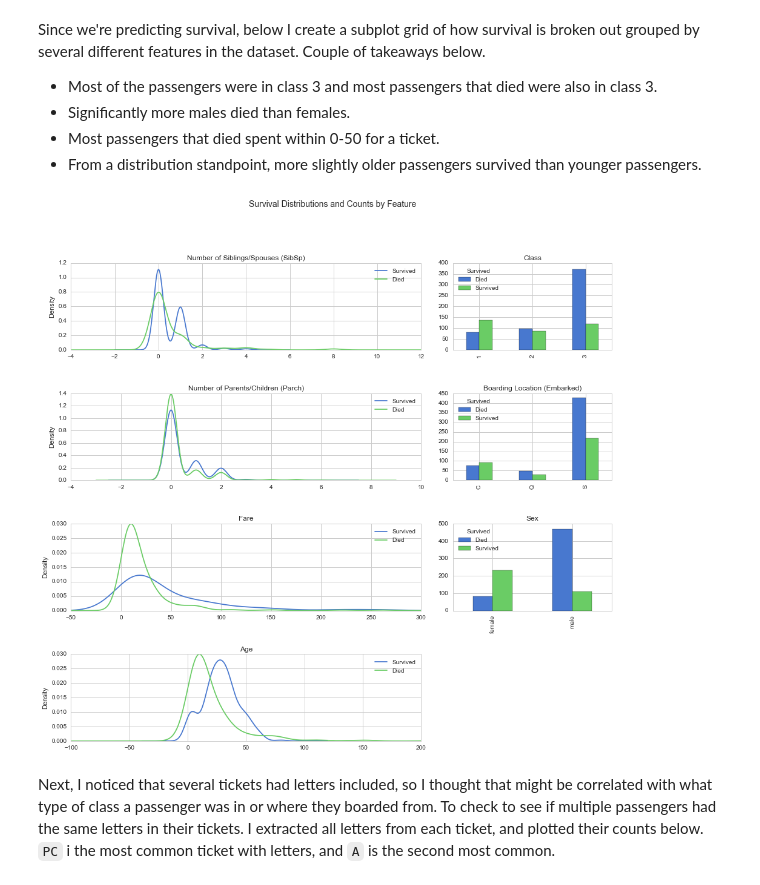
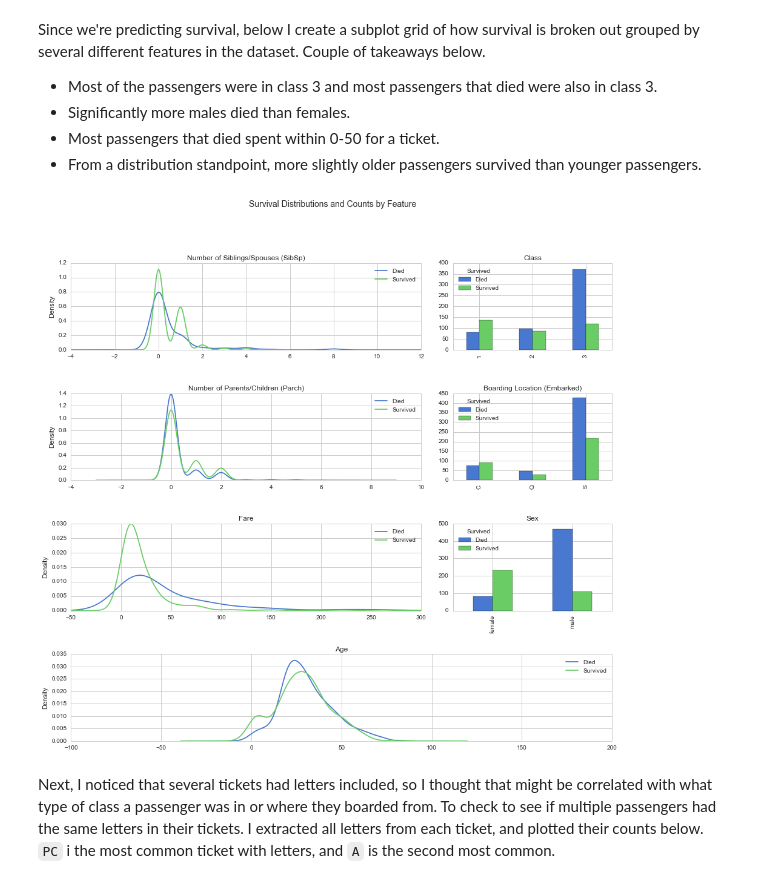
Before and after one commit to bljustice/kaggle, a Jupyter notebook: titanic/titanic_eda.ipynb, the cells around one changed output. Drawn from its saved outputs; the diff is of its cells as text; code cells hidden in the pictures.

```diff
--- a/titanic/titanic_eda.ipynb
+++ b/titanic/titanic_eda.ipynb
@@ -172,16 +172,16 @@ Since we're predicting survival, below I create a subplot grid of how survival i
 plt.figure(figsize=(16, 18))
 
 ax1 = plt.subplot2grid((5, 3), (0, 0), colspan=2)
+train_df.SibSp[train_df.Survived == 'Died'].plot(kind='kde')
 train_df.SibSp[train_df.Survived == 'Survived'].plot(kind='kde')
-train_df.SibSp[train_df.Survived == 'Died'].plot(kind='kde')
 ax1.set_title('Number of Siblings/Spouses (SibSp)')
-ax1.legend(('Survived', 'Died'), loc='best')
+plt.legend(('Died', 'Survived'), loc='best')
 
 ax2 = plt.subplot2grid((5, 3), (1, 0), colspan=2)
+train_df.Parch[train_df.Survived == 'Died'].plot(kind='kde')
 train_df.Parch[train_df.Survived == 'Survived'].plot(kind='kde')
-train_df.Parch[train_df.Survived == 'Died'].plot(kind='kde')
 ax2.set_title('Number of Parents/Children (Parch)')
-ax2.legend(('Survived', 'Died'), loc='best')
+plt.legend(('Died', 'Survived'), loc='best')
 
 ax3 = plt.subplot2grid((5, 3), (0, 2))
 train_df.groupby(['Survived', 'Pclass'])\
@@ -192,38 +192,38 @@ ax3.set_xlabel('')
 
 ax4 = plt.subplot2grid((5, 3), (1, 2))
 train_df.groupby(['Survived', 'Embarked'])\
     .count().unstack('Survived').PassengerId.plot(kind='bar',
                                                   ax=ax4,
                                                   title='Boarding Location (Embarked)',
                                                   )
 ax4.set_xlabel('')
 
 ax5 = plt.subplot2grid((5, 3), (2, 2))
 train_df.groupby(['Survived', 'Sex'])\
     .count().unstack('Survived').PassengerId.plot(kind='bar',
                                                   ax=ax5,
                                                   title='Sex',
                                                   )
 ax5.set_xlabel('')
 
 ax6 = plt.subplot2grid((5, 3), (2, 0), colspan=2)
 train_df.Fare[train_df.Survived == 'Survived'].plot(kind='kde')
 train_df.Fare[train_df.Survived == 'Died'].plot(kind='kde')
 ax6.set_xlim(-50, 300)
 ax6.set_title('Fare')
-ax6.legend(('Survived', 'Died'), loc='best')
+plt.legend(('Died', 'Survived'), loc='best')
 
-ax7 = plt.subplot2grid((5, 3), (3, 0), colspan=2)
+ax7 = plt.subplot2grid((5, 3), (3, 0), colspan=3)
+train_df.Age[train_df.Survived == 'Died'].plot(kind='kde')
 train_df.Age[train_df.Survived == 'Survived'].plot(kind='kde')
-train_df.Fare[train_df.Survived == 'Died'].plot(kind='kde')
 ax7.set_xlim(-100, 200)
 ax7.set_title('Age')
-ax7.legend(('Survived', 'Died'), loc='best')
+plt.legend(('Died', 'Survived'), loc='best')
 
 plt.suptitle('Survival Distributions and Counts by Feature', fontsize=14)
 plt.subplots_adjust(hspace=0.5);
 # %% [output]
-[figure, old version]
+[figure, new version]
 # %% [markdown]
 Next, I noticed that several tickets had letters included, so I thought that might be correlated with what type of class a passenger was in or where they boarded from. To check to see if multiple passengers had the same letters in their tickets. I extracted all letters from each ticket, and plotted their counts below. `PC` i the most common ticket with letters, and `A` is the second most common.
 # %%
```
Also changed, not shown: parts of 4 cells of this notebook.
